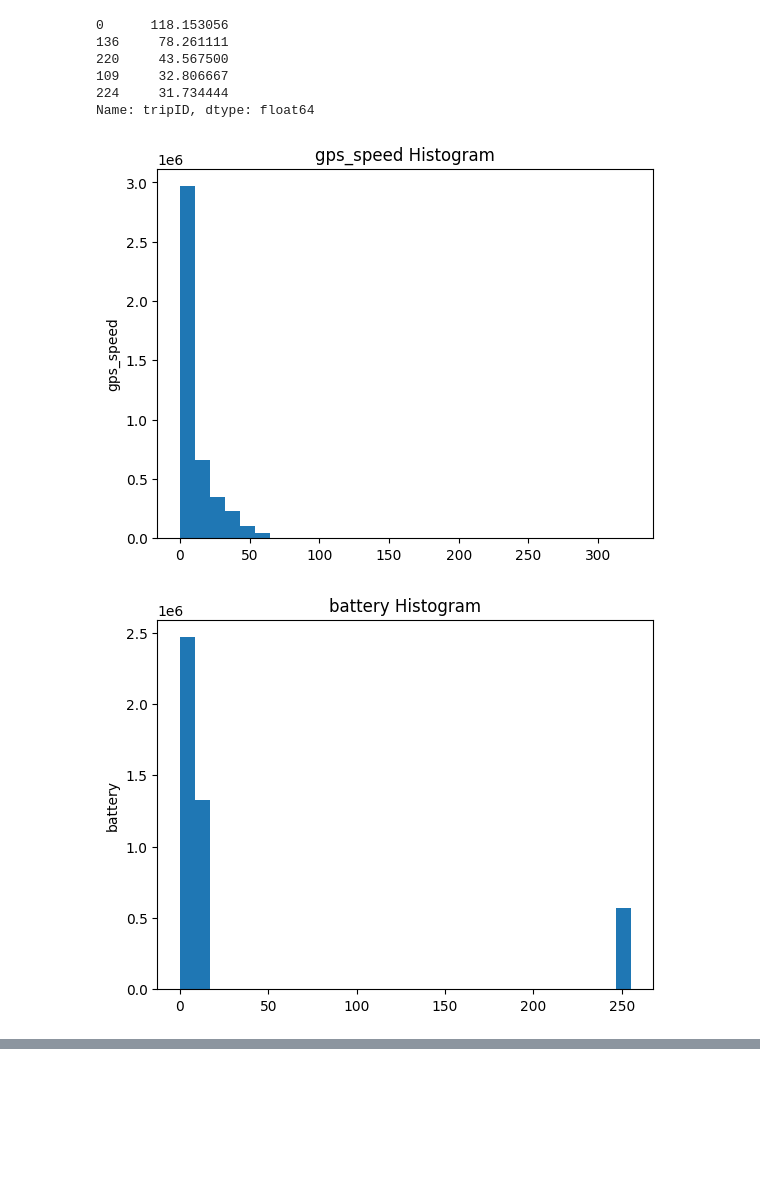
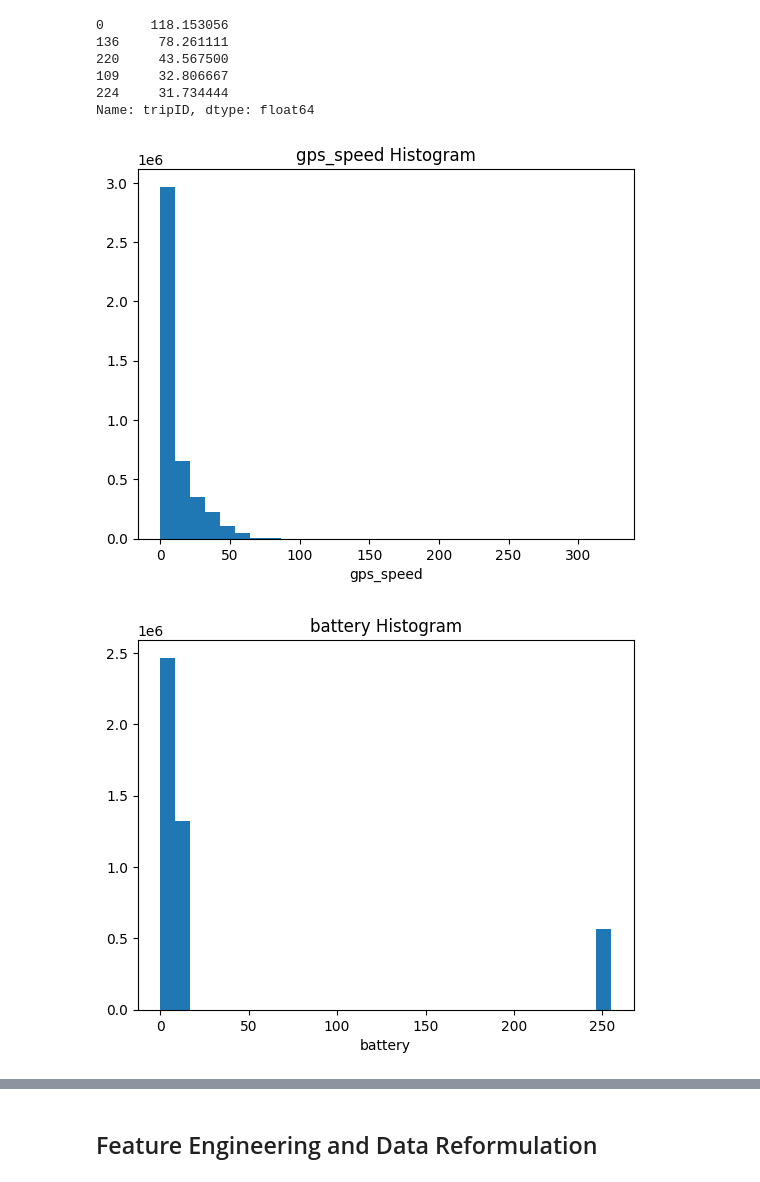
Before and after one commit to cjporteo/vehicle-telematics-clustering, a Jupyter notebook: data_wrangling.ipynb, the cells around one changed output, grey strips where cells are left out. Saved outputs shown, nothing was run; the diff lists cells and outputs as text; code cells hidden in the pictures; blank space fills up the shorter version.

```diff
--- a/data_wrangling.ipynb
+++ b/data_wrangling.ipynb
@@ -60,17 +126,17 @@ df = df[~df['tripID'].isin(trips_to_exclude)]
 # %%
 cols_to_not_plot = set([
     'timeStamp',
     'tripID',
     'accData',
     'deviceID'
 ])
 
 for col in df.columns:
     if col not in cols_to_not_plot:
         plt.hist(df[col], bins=30)
         plt.title(f'{col} Histogram')
-        plt.ylabel(col)
+        plt.xlabel(col)
         plt.show()
 # %% [output]
-[figure, old version]
+[figure, new version]
-[figure, old version]
+[figure, new version]
@@ -88,3 +154,5 @@ for col in df.columns:
+# %% [markdown]
+## Feature Engineering and Data Reformulation
 # %%
 # timeStamp: used to calculate first derivatives
 # rpm: revolutions per minute (engine)
```
Also changed, not shown: parts of 6 cells of this notebook, 1 other file.
